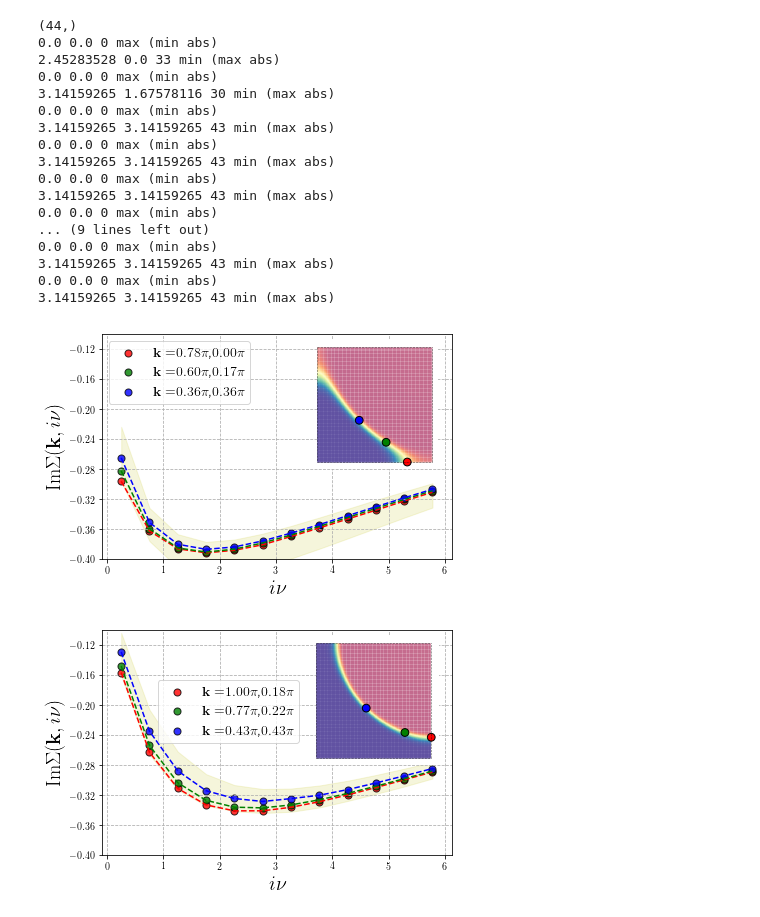
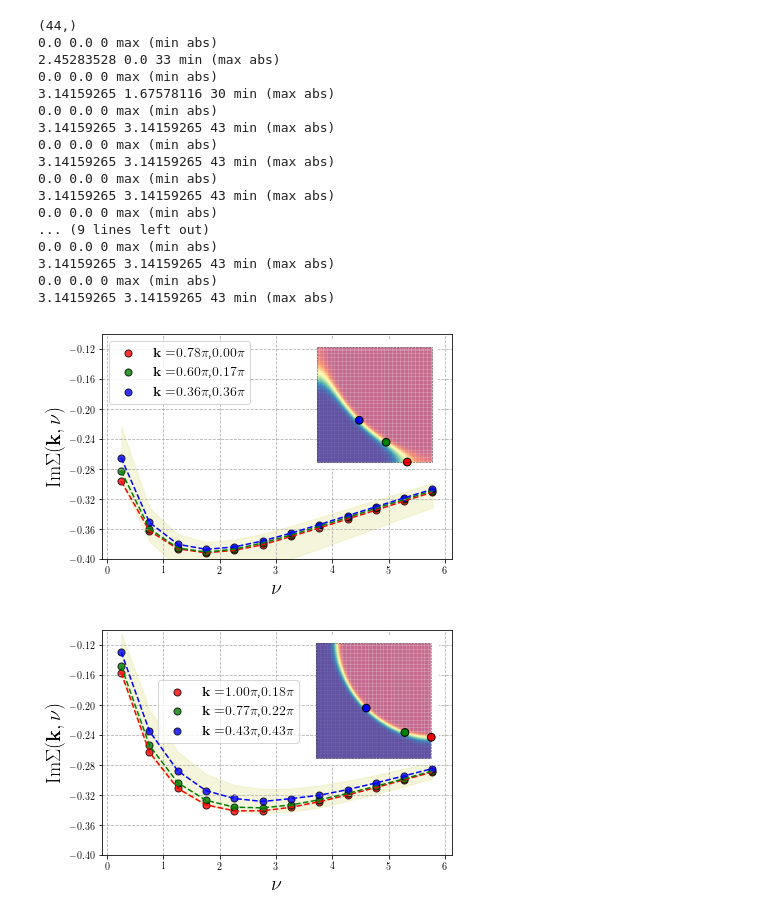
Before and after one commit to Ciro-Taranto/fRG_paper, a Jupyter notebook: scripts/Self_energy_both.ipynb, the cells around one changed output. Drawn from its saved outputs; the diff is of its cells as text; code cells hidden in the pictures.

```diff
--- a/scripts/Self_energy_both.ipynb
+++ b/scripts/Self_energy_both.ipynb
@@ -56,8 +56,8 @@ for ik, i in zip(ikplt,range(len(ikplt))):
     plt.plot( om, se_plt , color=col[i],linestyle='dashed')
     plt.scatter( om, se_plt ,marker = 'o', edgecolor='black', label=lab ,alpha=0.8, s=50.0,color = col[i])
 plt.gca().set_yticks(np.arange(0.,-0.5,-0.04))
-plt.gca().set_xlabel(r'$i\nu$', fontsize = 20)
-plt.gca().set_ylabel(r'$\mathrm{Im}\Sigma(\mathbf{k},i\nu)$', fontsize = 20)
+plt.gca().set_xlabel(r'$\nu$', fontsize = 20)
+plt.gca().set_ylabel(r'$\mathrm{Im}\Sigma(\mathbf{k},\nu)$', fontsize = 20)
 plt.ylim([-0.4,-0.1])
 plt.grid(linestyle='dashed')
 plt.legend(loc=2,fontsize=14)
@@ -77,34 +77,34 @@ ax.plot([0.,0.],[np.pi,0.],linestyle='dashed', linewidth = 0.6, color = 'black',
 ax.plot([0,np.pi],[np.pi,np.pi],linestyle='dashed', linewidth = 0.6, color = 'black', alpha = 0.6)
 ax.plot([np.pi,np.pi],[0.,np.pi],linestyle='dashed', linewidth = 0.6, color = 'black', alpha = 0.6)
 ax.plot([0.0,np.pi],[0.0,0.0],linestyle='dashed', linewidth = 0.6, color = 'black', alpha = 0.6)
 ax.set_ylim(-0.2,np.pi+0.2)
 
 ax.spines['right'].set_visible(False)
 ax.spines['top'].set_visible(False)
 ax.spines['left'].set_visible(False)
 ax.spines['bottom'].set_visible(False)
 ax.set_aspect(1)
 
 plt.savefig('../images/juppy/Self_Im_occ0600.png',dpi=300)
 # %% [output]
 (44,)
 0.0 0.0 0 max (min abs)
 2.45283528 0.0 33 min (max abs)
 0.0 0.0 0 max (min abs)
 3.14159265 1.67578116 30 min (max abs)
 0.0 0.0 0 max (min abs)
 3.14159265 3.14159265 43 min (max abs)
 0.0 0.0 0 max (min abs)
 3.14159265 3.14159265 43 min (max abs)
 0.0 0.0 0 max (min abs)
 3.14159265 3.14159265 43 min (max abs)
 0.0 0.0 0 max (min abs)
 ... (9 lines left out)
 0.0 0.0 0 max (min abs)
 3.14159265 3.14159265 43 min (max abs)
 0.0 0.0 0 max (min abs)
 3.14159265 3.14159265 43 min (max abs)
-[figure, old version]
+[figure, new version]
 # %%
 def subFermi (namefile, ax,  title=None, xtw =True , ytw =True, bar = False   ):
     cmap = 'jet'
@@ -150,8 +150,8 @@ for ik, i in zip(ikplt,range(len(ikplt))):
     plt.plot( om, se_plt , color=col[i],linestyle='dashed')
     plt.scatter( om, se_plt ,marker = 'o',edgecolor='black',  label=lab ,alpha=0.8, s=50.0,color = col[i])
 plt.gca().set_yticks(np.arange(0.,-0.5,-0.04))
-plt.gca().set_xlabel(r'$i\nu$', fontsize = 20)
-plt.gca().set_ylabel(r'$\mathrm{Im}\Sigma(\mathbf{k},i\nu)$', fontsize = 20)
+plt.gca().set_xlabel(r'$\nu$', fontsize = 20)
+plt.gca().set_ylabel(r'$\mathrm{Im}\Sigma(\mathbf{k},\nu)$', fontsize = 20)
 #plt.ylim([-0.36,-0.10])
 plt.ylim([-0.40,-0.1])
 plt.grid(linestyle='dashed')
@@ -181,4 +181,4 @@ ax.set_aspect(1)
 
 plt.savefig('../images/juppy/Self_Im_occ0975.png',dpi=300)
 # %% [output]
-[figure, old version]
+[figure, new version]
```
Also changed, not shown: 19 other files.
